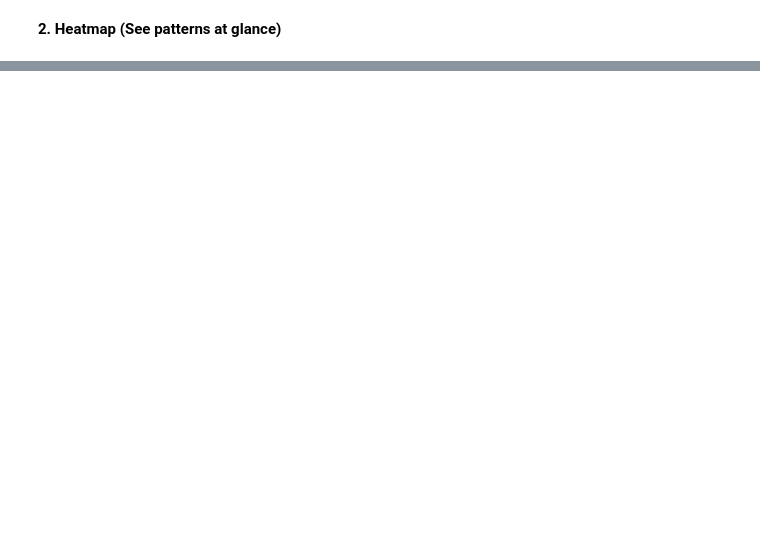
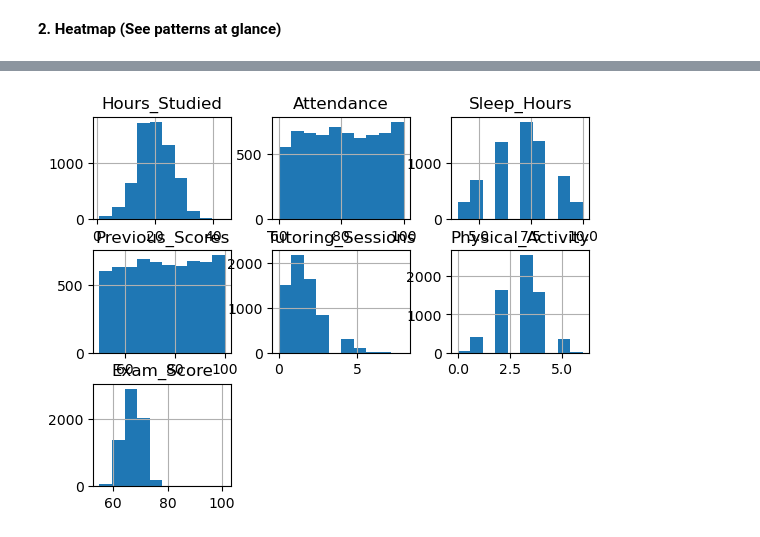
Before and after one commit to geff-ghost/studentPerformance, a Jupyter notebook: studentPerformance.ipynb, the cells around one changed output, grey strips where cells are left out. Cells and saved outputs as stored; diff of their text form; code cells hidden in the pictures; blank space fills up the shorter version.

```diff
--- a/studentPerformance.ipynb
+++ b/studentPerformance.ipynb
@@ -279,0 +482,4 @@ plt.tight_layout();
+# %%
+df.hist();
+# %% [output]
+[figure, added]
```
Also changed, not shown: parts of 44 cells of this notebook.
